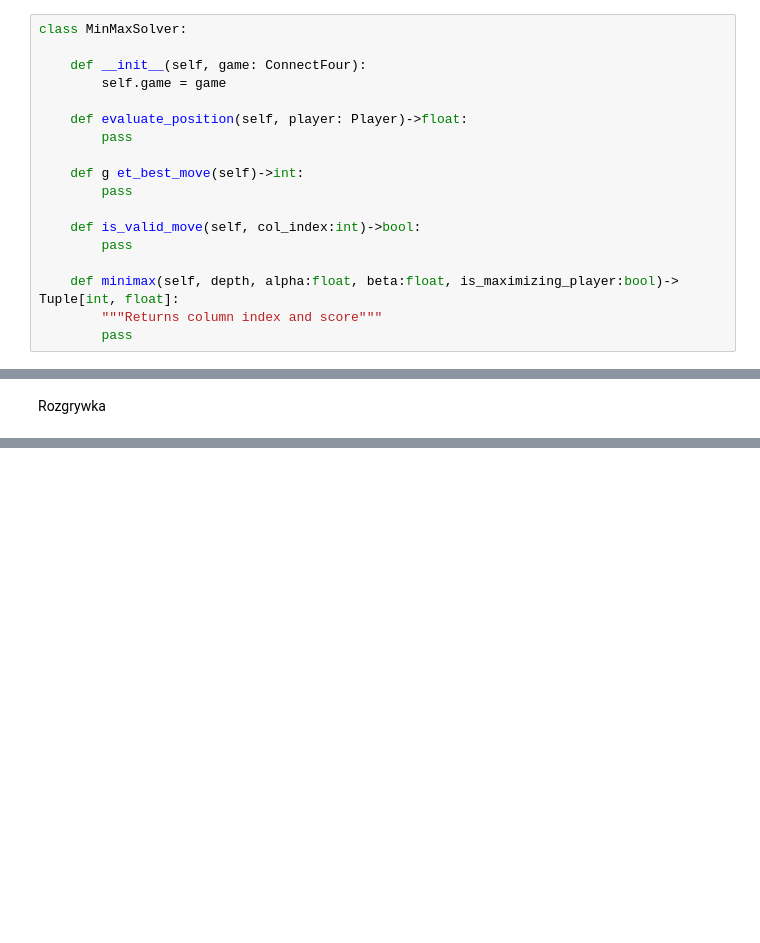
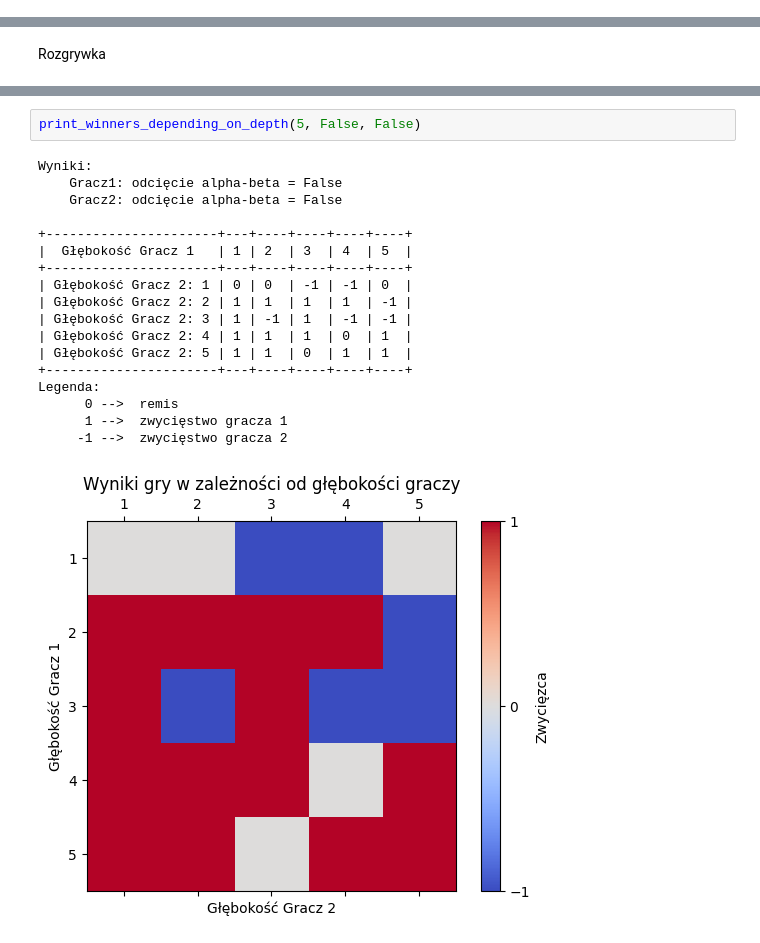
Before and after one commit to gwardasz/wsi-lab, a Jupyter notebook: minimax.ipynb, the cells around one changed output, grey strips where cells are left out. Saved outputs shown, nothing was run; the diff lists cells and outputs as text; blank space fills up the shorter version.

```diff
--- a/minimax.ipynb
+++ b/minimax.ipynb
@@ -43,21 +57,3 @@ Wielkość planszy
 # %%
 ROW_COUNT = 6
 COLUMN_COUNT = 7
-# %%
-class MinMaxSolver:
-
-    def __init__(self, game: ConnectFour):
-        self.game = game
-
-    def evaluate_position(self, player: Player)->float:
-        pass
-
-    def g et_best_move(self)->int:
-        pass
-
-    def is_valid_move(self, col_index:int)->bool:
-        pass
-
-    def minimax(self, depth, alpha:float, beta:float, is_maximizing_player:bool)-> Tuple[int, float]:
-        """Returns column index and score"""
-        pass
@@ -82,0 +322,21 @@ Current player: b
+# %%
+print_winners_depending_on_depth(5, False, False)
+# %% [output]
+Wyniki:
+    Gracz1: odcięcie alpha-beta = False
+    Gracz2: odcięcie alpha-beta = False
+
++----------------------+---+----+----+----+----+
+|  Głębokość Gracz 1   | 1 | 2  | 3  | 4  | 5  |
++----------------------+---+----+----+----+----+
+| Głębokość Gracz 2: 1 | 0 | 0  | -1 | -1 | 0  |
+| Głębokość Gracz 2: 2 | 1 | 1  | 1  | 1  | -1 |
+| Głębokość Gracz 2: 3 | 1 | -1 | 1  | -1 | -1 |
+| Głębokość Gracz 2: 4 | 1 | 1  | 1  | 0  | 1  |
+| Głębokość Gracz 2: 5 | 1 | 1  | 0  | 1  | 1  |
++----------------------+---+----+----+----+----+
+Legenda:
+      0 -->  remis
+      1 -->  zwycięstwo gracza 1
+     -1 -->  zwycięstwo gracza 2
+[figure, added]
```
Also changed, not shown: parts of 13 cells of this notebook, 10 other files.
